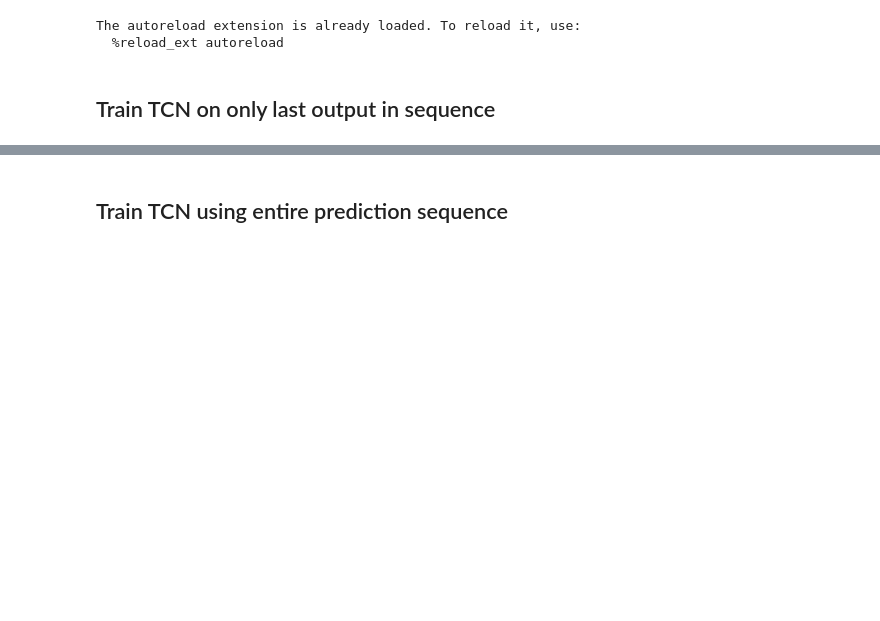
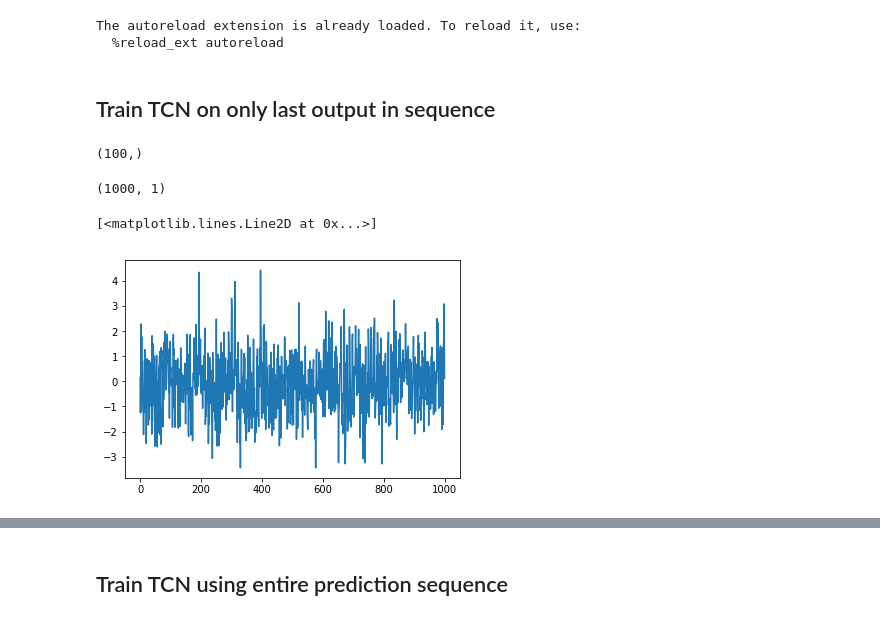
Before and after one commit to sethah/timeseries-rnn, a Jupyter notebook: CausalConv.ipynb, the cells around one changed output, grey strips where cells are left out. Drawn from its saved outputs; the diff is of its cells as text; code cells hidden in the pictures; blank space fills up the shorter version.

```diff
--- a/CausalConv.ipynb
+++ b/CausalConv.ipynb
@@ -32 +59,20 @@ The autoreload extension is already loaded. To reload it, use:
+# %%
+seq = data._gen_stationary(100, [0.3, 0.4], 10, 0.5)
+seq.shape
+# %% [output]
+(100,)
+# %%
+ds = data.PeriodicExogDataset(1000, 1, period=10, lam=0.6)
+# %%
+a, b = ds[9]
+# %%
+a.shape
+# %% [output]
+(1000, 1)
+# %%
+plt.plot(a.asnumpy())
+plt.plot(np.arange(b.shape[0]), b.asnumpy())
+# %% [output]
+[<matplotlib.lines.Line2D at 0x...>]
+[figure, added]
 # %%
```
Also changed, not shown: parts of 19 cells of this notebook, 5 other files.
